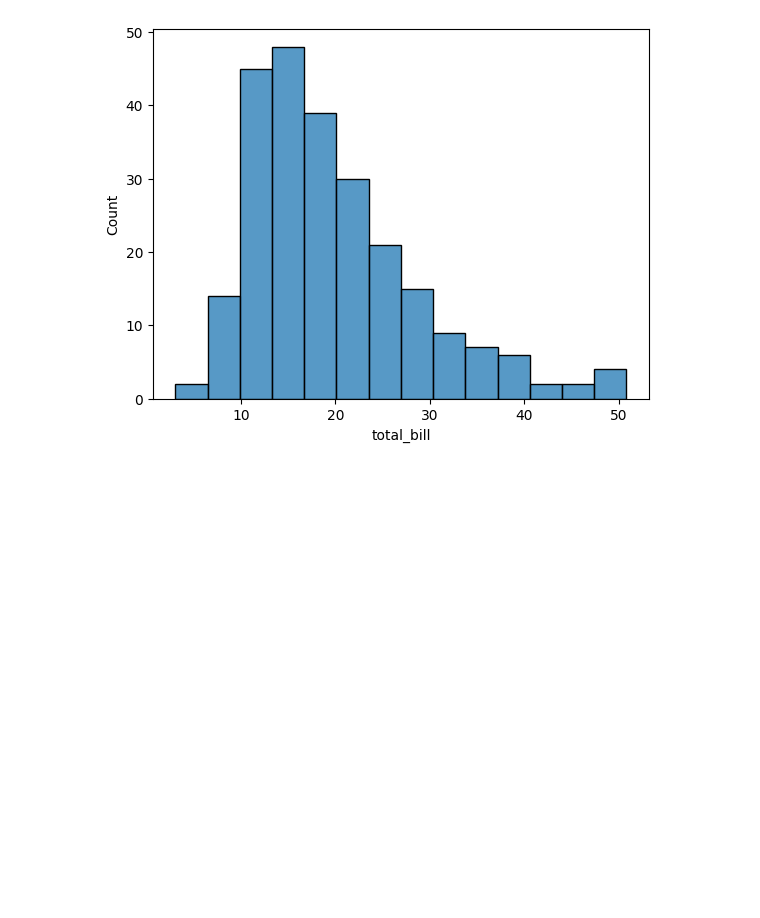
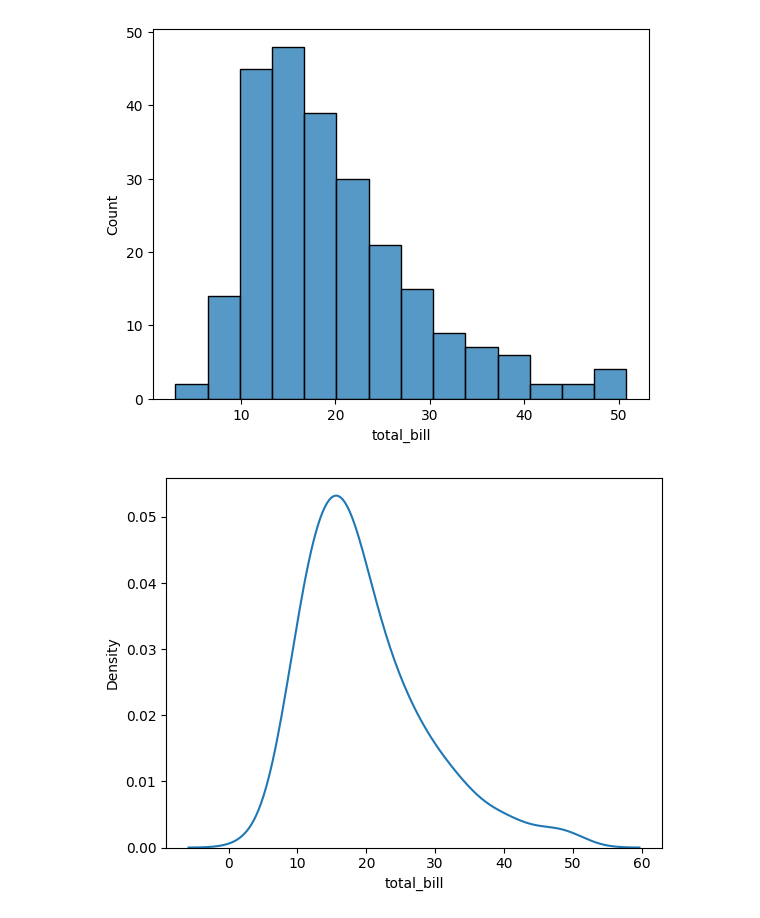
Before and after one commit to Ashwaniansh/SITP-12th-May, a Jupyter notebook: SEABORN/Basic.ipynb, the cells around one changed output. Cells and saved outputs as stored; diff of their text form; code cells hidden in the pictures; blank space fills up the shorter version.

```diff
--- a/SEABORN/Basic.ipynb
+++ b/SEABORN/Basic.ipynb
@@ -52,3 +52,8 @@ sns.histplot(data['total_bill'])
 plt.show()
 # %% [output]
 [figure]
+# %%
+sns.kdeplot(data['total_bill'])
+plt.show()
+# %% [output]
+[figure, added]
```
Also changed, not shown: parts of 13 cells of this notebook, 1 other file.
